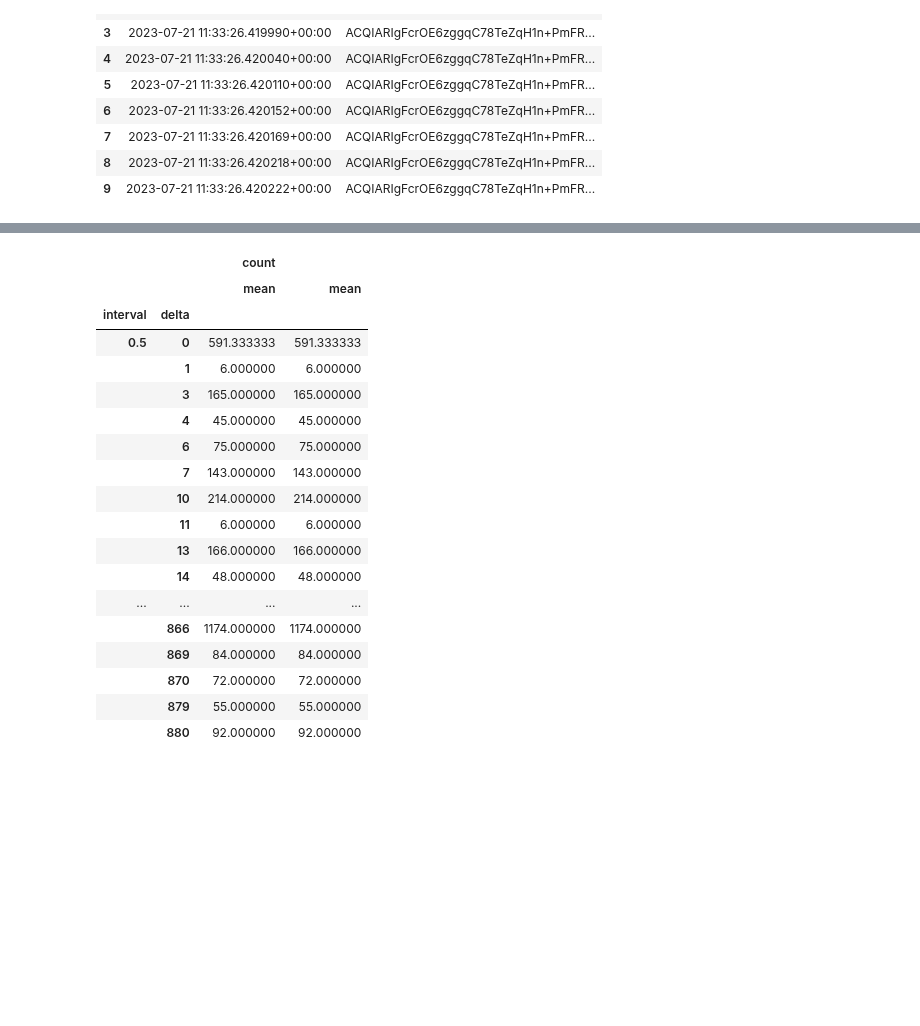
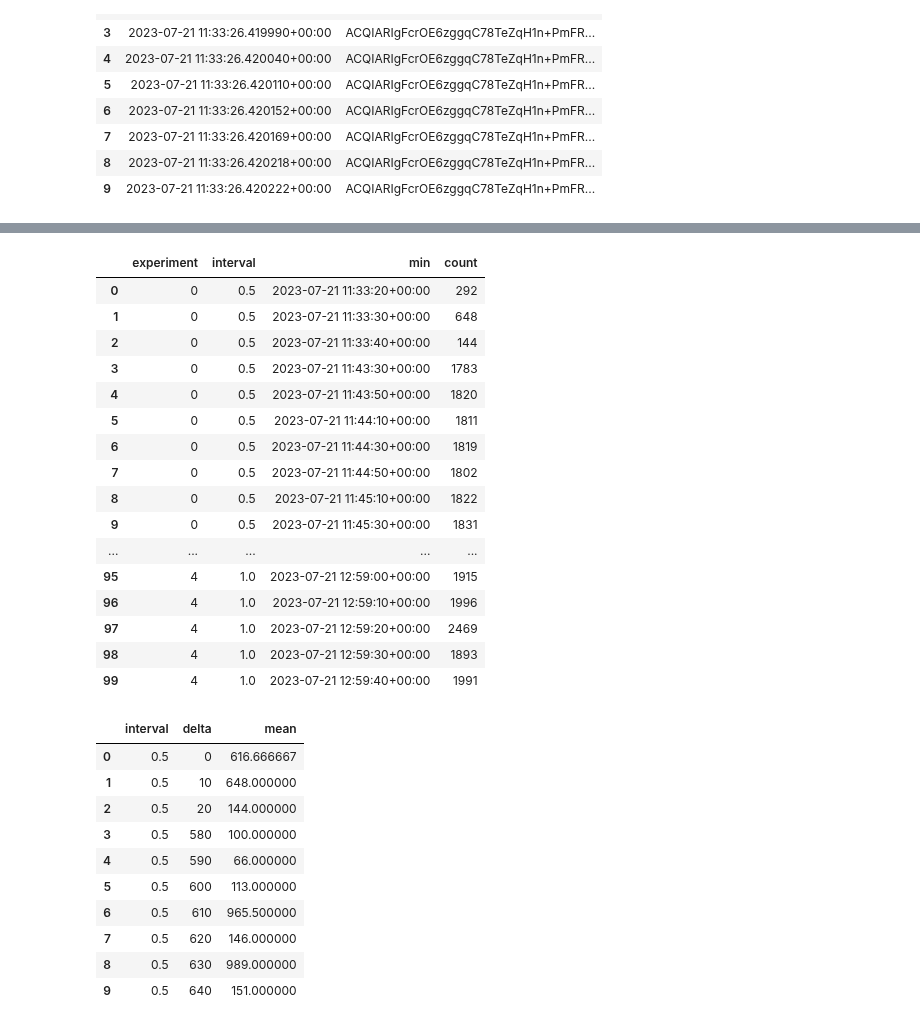
Before and after one commit to FlavScheidt/flexi-pipe, a Jupyter notebook: data/MessageOverheadByInterval.ipynb, the cells around one changed output, grey strips where cells are left out. Cells and saved outputs as stored; diff of their text form; code cells hidden in the pictures; blank space fills up the shorter version.

```diff
--- a/data/MessageOverheadByInterval.ipynb
+++ b/data/MessageOverheadByInterval.ipynb
@@ -191,7 +192,7 @@ qry = '''
     '''
 dfNew = pd.read_sql_query(qry, conn)
 
-dfNew = dfNew.set_index('experiment').rename(columns={"_time": "min"}).drop(columns=["messageID"])
+dfNew = dfNew.set_index('experiment').rename(columns={"_time": "min"})#.drop(columns=["messageID"])
 
 dfNew['min'] = pd.to_datetime(dfNew["min"], format='mixed')
 # dfNew['_min'] = pd.to_datetime(dfNew["_min"])
@@ -219,51 +220,71 @@ dfNew.head(20)
+# %%
+#Try resampling for every 5 seconds
+dfNoIndex = dfNew.reset_index()
+# dfNoIndex.head(10)
+
+by_time = dfNoIndex.groupby([dfNoIndex['experiment'],dfNoIndex['interval'],pd.Grouper(key="min", freq='10s')])['messageID'].count().reset_index()
+dfAggTime = by_time.rename(columns={"messageID": "count"})
+
+
+dfAggTime.head(100)
+# %% [output]
+|  | experiment | interval | min | count |
+| 0 | 0 | 0.5 | 2023-07-21 11:33:20+00:00 | 292 |
+| 1 | 0 | 0.5 | 2023-07-21 11:33:30+00:00 | 648 |
+| 2 | 0 | 0.5 | 2023-07-21 11:33:40+00:00 | 144 |
+| 3 | 0 | 0.5 | 2023-07-21 11:43:30+00:00 | 1783 |
+| 4 | 0 | 0.5 | 2023-07-21 11:43:50+00:00 | 1820 |
+| 5 | 0 | 0.5 | 2023-07-21 11:44:10+00:00 | 1811 |
+| 6 | 0 | 0.5 | 2023-07-21 11:44:30+00:00 | 1819 |
+| 7 | 0 | 0.5 | 2023-07-21 11:44:50+00:00 | 1802 |
+| 8 | 0 | 0.5 | 2023-07-21 11:45:10+00:00 | 1822 |
+| 9 | 0 | 0.5 | 2023-07-21 11:45:30+00:00 | 1831 |
+| ... | ... | ... | ... | ... |
+| 95 | 4 | 1.0 | 2023-07-21 12:59:00+00:00 | 1915 |
+| 96 | 4 | 1.0 | 2023-07-21 12:59:10+00:00 | 1996 |
+| 97 | 4 | 1.0 | 2023-07-21 12:59:20+00:00 | 2469 |
+| 98 | 4 | 1.0 | 2023-07-21 12:59:30+00:00 | 1893 |
+| 99 | 4 | 1.0 | 2023-07-21 12:59:40+00:00 | 1991 |
 # %%
 #Min datetime of each experiment
-minTime = dfNew.groupby(['experiment']).agg('min').drop(columns=['interval'])
+minTime = dfAggTime.groupby(['experiment']).agg('min').drop(columns=['interval', 'count'])
 
 # minTime.head(20)
 
 #Join to calculate delta
-dfWithMin = dfNew.merge(minTime, on='experiment', how='left').rename(columns={'min_x': '_time', 'min_y': '_min'})
-
+dfWithMin = dfAggTime.merge(minTime, on='experiment', how='left').rename(columns={'min_x': '_time', 'min_y': '_min'})
 
 dfWithMin['_time'] = pd.to_datetime(dfWithMin["_time"], format='mixed')
 dfWithMin['_min'] = pd.to_datetime(dfWithMin["_min"],  format='mixed')
 
-#Calculate delta in seconds
+# #Calculate delta in seconds
 dfWithMin["delta"] = ((dfWithMin["_time"] - dfWithMin["_min"]) / pd.Timedelta(seconds=1)).astype(int)
 
-dfWithMin.head(100)
+# dfWithMin.head(100)
 
 #Aggregate by time
-gb = dfWithMin.groupby(['delta','experiment', 'interval']).agg(["count"]).sort_values(by=["experiment", "delta"])
-gb.columns = gb.columns.droplevel(0)
-gb.reset_index(level=0, inplace=True)
+gb = dfWithMin.groupby(['delta','experiment', 'interval'])['count'].agg(["sum"]).sort_values(by=["experiment", "delta"])
+# gb.columns = gb.columns.droplevel(0)
+# gb.reset_index(level=0, inplace=True)
 
 # gb.head(100)
 
 #Average by interval
 intv = gb.groupby(['interval','delta']).agg(["mean"]).sort_values(by=["interval", "delta"])
-# intv.columns = intv.columns.droplevel(0)
+intv.columns = intv.columns.droplevel(0)#.droplevel(1)
 # intv.reset_index(level=0, inplace=True)
+intv.reset_index(inplace=True)
 
-intv.head(100)
+intv.head(10)
 # %% [output]
-|  |  | count |  |
-|  |  | mean | mean |
-| interval | delta |  |  |
-| 0.5 | 0 | 591.333333 | 591.333333 |
-|  | 1 | 6.000000 | 6.000000 |
-|  | 3 | 165.000000 | 165.000000 |
-|  | 4 | 45.000000 | 45.000000 |
-|  | 6 | 75.000000 | 75.000000 |
-|  | 7 | 143.000000 | 143.000000 |
-|  | 10 | 214.000000 | 214.000000 |
-|  | 11 | 6.000000 | 6.000000 |
-|  | 13 | 166.000000 | 166.000000 |
-|  | 14 | 48.000000 | 48.000000 |
-| ... | ... | ... | ... |
-|  | 866 | 1174.000000 | 1174.000000 |
-|  | 869 | 84.000000 | 84.000000 |
-|  | 870 | 72.000000 | 72.000000 |
-|  | 879 | 55.000000 | 55.000000 |
-|  | 880 | 92.000000 | 92.000000 |
+|  | interval | delta | mean |
+| 0 | 0.5 | 0 | 616.666667 |
+| 1 | 0.5 | 10 | 648.000000 |
+| 2 | 0.5 | 20 | 144.000000 |
+| 3 | 0.5 | 580 | 100.000000 |
+| 4 | 0.5 | 590 | 66.000000 |
+| 5 | 0.5 | 600 | 113.000000 |
+| 6 | 0.5 | 610 | 965.500000 |
+| 7 | 0.5 | 620 | 146.000000 |
+| 8 | 0.5 | 630 | 989.000000 |
+| 9 | 0.5 | 640 | 151.000000 |
```
Also changed, not shown: parts of 5 cells of this notebook.
